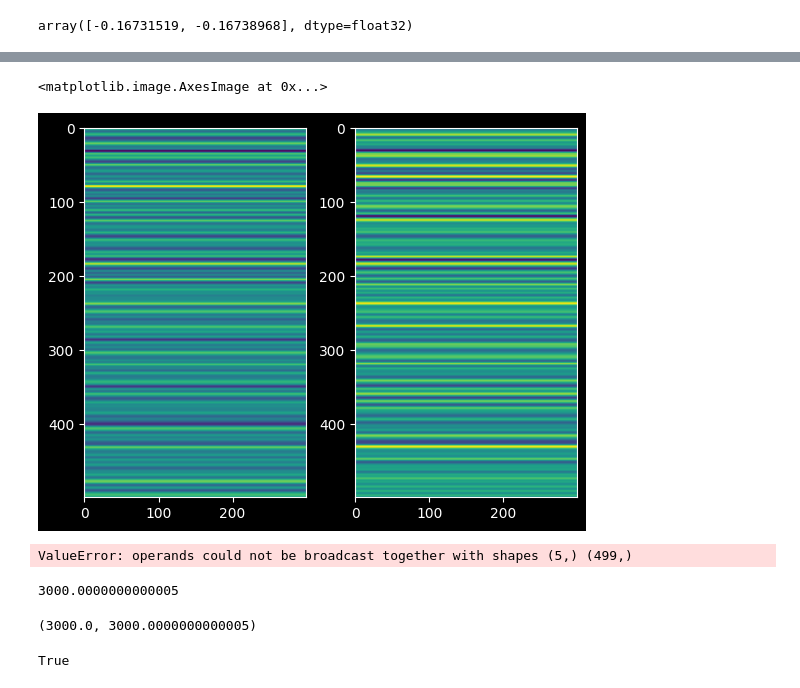
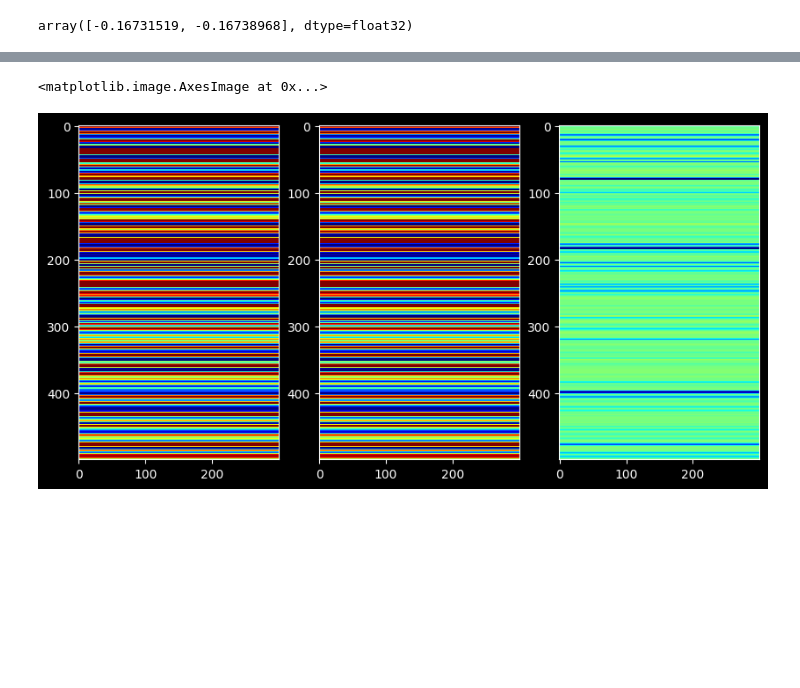
Before and after one commit to grxoxl/inversion, a Jupyter notebook: avo_inversion/Zoepprtiz_equation.ipynb, the cells around one changed output, grey strips where cells are left out. Cells and saved outputs as stored; diff of their text form; code cells hidden in the pictures; blank space fills up the shorter version.

```diff
--- a/avo_inversion/Zoepprtiz_equation.ipynb
+++ b/avo_inversion/Zoepprtiz_equation.ipynb
@@ -1161,28 +1145,16 @@ plt.ylim([-0.02, 0.02])
-# %%
-plt.subplot(121)
-plt.imshow(np.array([rpp_trace(vp_smoothed, vs_smoothed, rhob_smoothed, theta) for i in range(300)]).T)
-
-plt.subplot(122)
-plt.imshow(np.array([reflectivity(vp_smoothed, vs_smoothed, rhob_smoothed, method = "zoeppritz_rpp", theta = theta)[0].real for i in range(300)]).T)
-# %% [output]
-<matplotlib.image.AxesImage at 0x...>
-[figure, removed]
-# %%
-rpp_trace(vp_smoothed, vs_smoothed, rhob_smoothed, theta[5:10])
-# %% [output]
-ValueError: operands could not be broadcast together with shapes (5,) (499,)
-# %%
-vs1 = 3000
-np.nextafter(np.asanyarray(vs1, dtype = np.single), vs1+1)
-# %% [output]
-3000.0000000000005
-# %%
-vs1 = np.single(3000)
-
-vs1 + np.finfo(np.single).eps, np.nextafter(vs1, vs1+1)
-# %% [output]
-(3000.0, 3000.0000000000005)
-# %%
-vs1 + np.finfo(np.single).eps == vs1
-# %% [output]
-True
+# %%
+plt.figure(figsize = (10, 5))
+plt.subplot(131)
+plt.imshow(np.array([tr1[2] for i in range(300)]).T,
+           clim = [-0.05, 0.05], cmap = "jet")
+
+plt.subplot(132)
+plt.imshow(np.array([tr2[2] for i in range(300)]).T,
+           clim = [-0.05, 0.05], cmap = "jet")
+
+plt.subplot(133)
+plt.imshow(np.array([tr2[2] - tr1[2] for i in range(300)]).T,
+           clim = [-0.001, 0.001], cmap = "jet")
+# %% [output]
+<matplotlib.image.AxesImage at 0x...>
+[figure, added]
```
Also changed, not shown: parts of 8 cells of this notebook.
